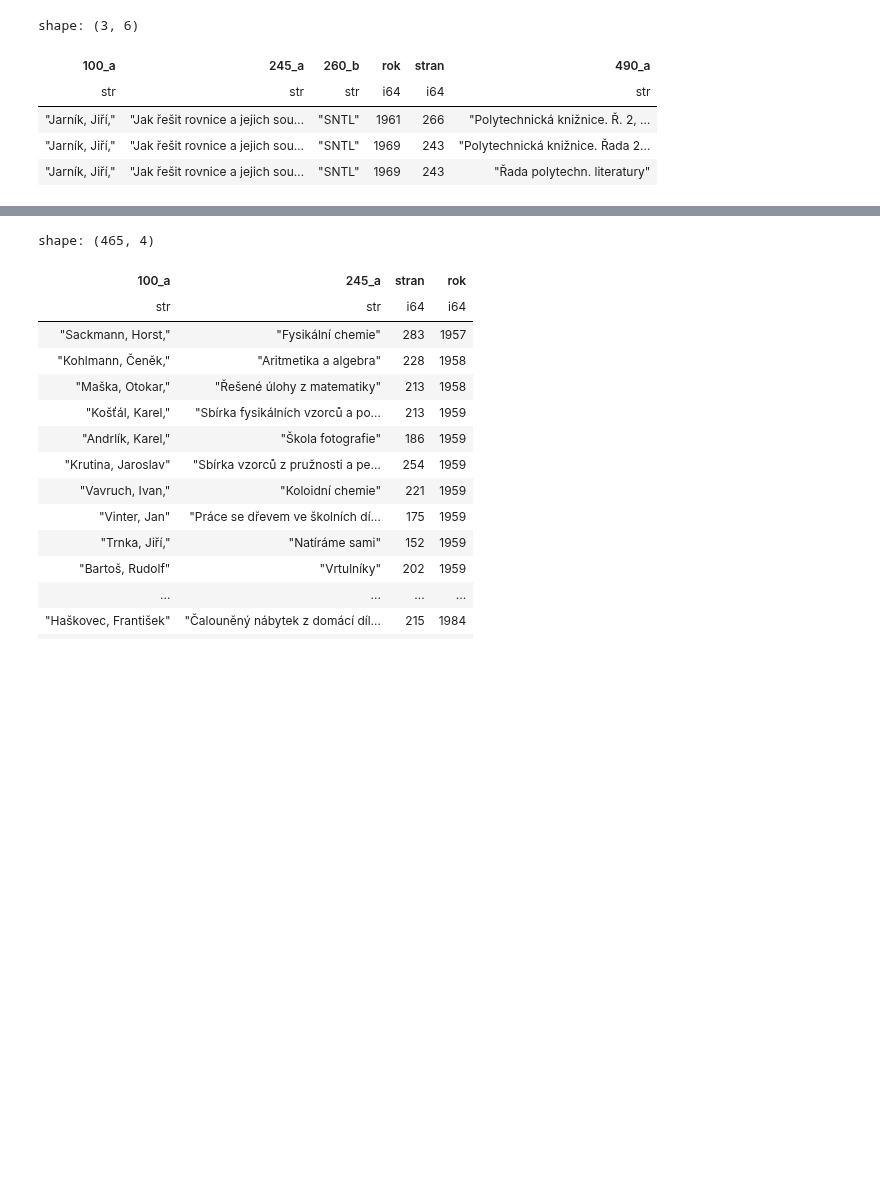
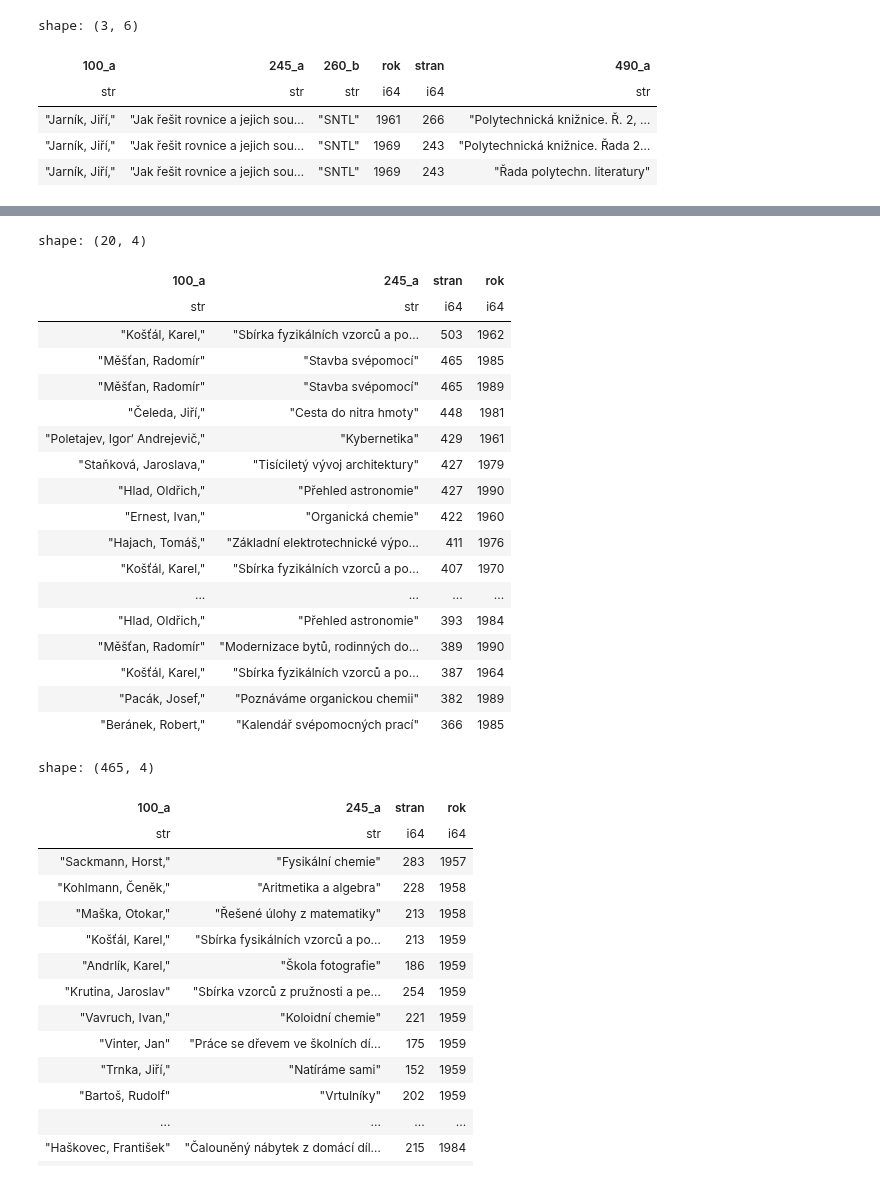
Before and after one commit to DataRozhlas/knizni-peoplemetr, a Jupyter notebook: 185_edice.ipynb, the cells around one changed output, grey strips where cells are left out. Saved outputs shown, nothing was run; the diff lists cells and outputs as text; code cells hidden in the pictures; blank space fills up the shorter version.

```diff
--- a/185_edice.ipynb
+++ b/185_edice.ipynb
@@ -353,3 +375,25 @@ shape: (3, 6)
+# %%
+edice("Polytechnická knižnice").sort(by="stran",descending=True).head(20)
+# %% [output]
+shape: (20, 4)
+| 100_a | 245_a | stran | rok |
+| str | str | i64 | i64 |
+| "Košťál, Karel," | "Sbírka fyzikálních vzorců a po… | 503 | 1962 |
+| "Měšťan, Radomír" | "Stavba svépomocí" | 465 | 1985 |
+| "Měšťan, Radomír" | "Stavba svépomocí" | 465 | 1989 |
+| "Čeleda, Jiří," | "Cesta do nitra hmoty" | 448 | 1981 |
+| "Poletajev, Igor‘ Andrejevič," | "Kybernetika" | 429 | 1961 |
+| "Staňková, Jaroslava," | "Tisíciletý vývoj architektury" | 427 | 1979 |
+| "Hlad, Oldřich," | "Přehled astronomie" | 427 | 1990 |
+| "Ernest, Ivan," | "Organická chemie" | 422 | 1960 |
+| "Hajach, Tomáš," | "Základní elektrotechnické výpo… | 411 | 1976 |
+| "Košťál, Karel," | "Sbírka fyzikálních vzorců a po… | 407 | 1970 |
+| ... | ... | ... | ... |
+| "Hlad, Oldřich," | "Přehled astronomie" | 393 | 1984 |
+| "Měšťan, Radomír" | "Modernizace bytů, rodinných do… | 389 | 1990 |
+| "Košťál, Karel," | "Sbírka fyzikálních vzorců a po… | 387 | 1964 |
+| "Pacák, Josef," | "Poznáváme organickou chemii" | 382 | 1989 |
+| "Beránek, Robert," | "Kalendář svépomocných prací" | 366 | 1985 |
 # %%
 edice("Polytechnická knižnice")
 # %% [output]
```
Also changed, not shown: parts of 21 cells of this notebook, 3 other files.
